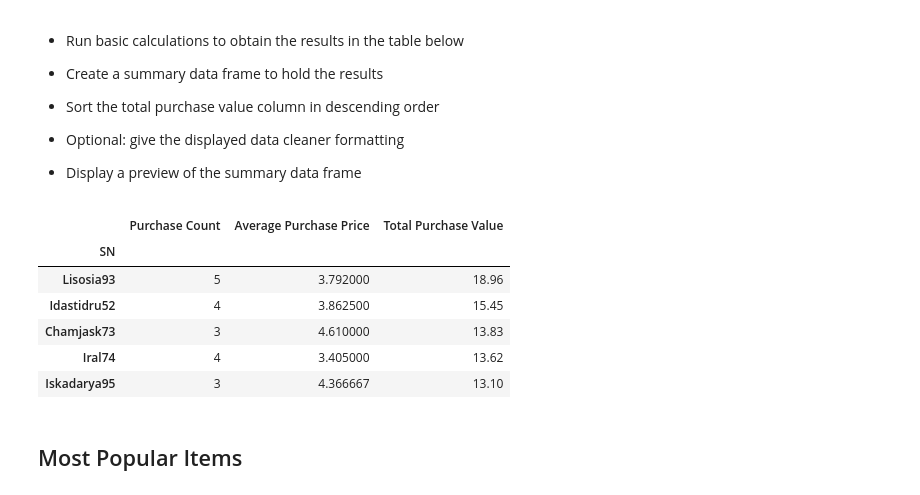
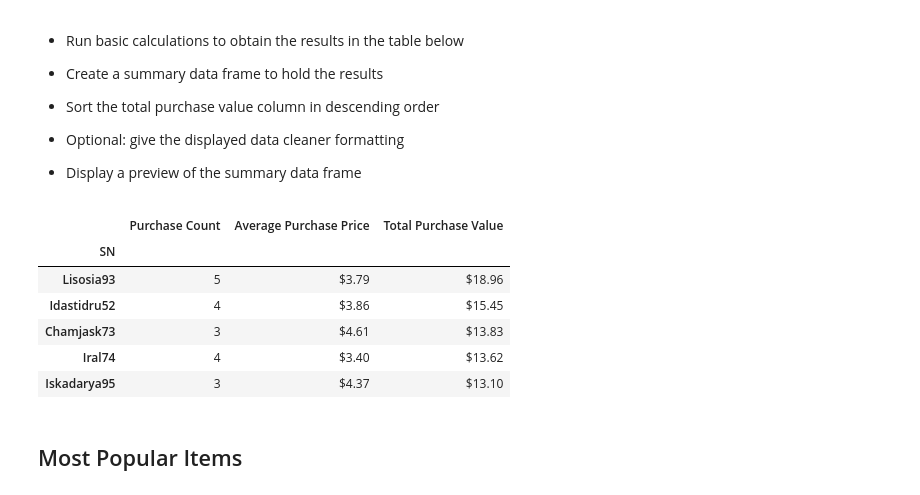
Before and after one commit to cell2silicon/Pandas-Challenge, a Jupyter notebook: HerosOfPymoli/HeroesOfPymoli.ipynb, the cells around one changed output. Cells and saved outputs as stored; diff of their text form; code cells hidden in the pictures.

```diff
--- a/HerosOfPymoli/HeroesOfPymoli.ipynb
+++ b/HerosOfPymoli/HeroesOfPymoli.ipynb
@@ -8,13 +8,16 @@ import csv
 import os
 import numpy as np
 
-# File to Load (Remember to Change These)
+# setting path for source file
 heros_pymoli = os.path.join("Resources/purchase_data.csv")
 
-# Read Purchasing File and store into Pandas data frame
+# reading source file
 purchase_data = pd.read_csv(heros_pymoli)
-# purchase_summary = purchase_summary.style.format({'Average Price': "${:,.2f}", 'Total Revenue' : "${:,.2f}"})
-# purchase_data = purchase_data.style.format({'Price': "${:,.2f}"})
+
+# formatting the output file to get currency symbol
+purchase_data["Price"] = purchase_data["Price"].map("${:,.2f}".format)
+
+
 purchase_data.head()
 # %% [output]
 |  | Purchase ID | SN | Age | Gender | Item ID | Item Name | Price |
@@ -52,10 +55,15 @@ player_count
 
 * Display the summary data frame
 # %%
-# sorting unique items through the data by looking for item ID
-# finding desired values
+# finding desired values for purchasing analysis
 
+# formatting the data to set the price as float to perform calculations
+purchase_data['Price'] = purchase_data['Price'].str.replace("$","").astype(float)
+
+# sorting unique items through the data through item ID
 item_unique = purchase_data["Item ID"].nunique()
+
+# calculating average price, purchase price and revenue
 average_price = round(purchase_data["Price"].mean(), 2)
 purchase_number = purchase_data["Purchase ID"].count()
 revenue = purchase_data["Price"].sum()
@@ -68,7 +76,10 @@ purchase_summary = pd.DataFrame({"Number of Unique Items" : [item_unique],
 
 # formatting the result to get $ as prefix
 
-purchase_summary = purchase_summary.style.format({'Average Price': "${:,.2f}", 'Total Revenue' : "${:,.2f}"})
+purchase_summary["Average Price"] = purchase_summary["Average Price"].map("${:,.2f}".format)
+purchase_summary["Total Revenue"] = purchase_summary["Total Revenue"].map("${:,.2f}".format)
+
+# getting the purchase summary as output
 purchase_summary
 # %% [output]
 |  | Number of Unique Items | Average Price | Number of Purchases | Total Revenue |
@@ -254,24 +286,37 @@ age_purchasing_analysis
 
 * Display a preview of the summary data frame
 # %%
+# grouping the spender purchase data by Serial No.
 spender_stats = purchase_data.groupby("SN")
+
+# calculating spender count, spender average purchase and spender total purchase
 spender_count = spender_stats["Purchase ID"].count()
 spender_average_purchase = spender_stats["Price"].mean()
 total_spender_purchase = spender_stats["Price"].sum()
+
+# arranging the spending calculations in a data frame
 spending_analysis = pd.DataFrame({"Purchase Count" : spender_count,
                                     "Average Purchase Price" : spender_average_purchase,
                                     "Total Purchase Value" : total_spender_purchase
                                     })
-spending_analysis = spending_analysis.sort_values(by=['Total Purchase Value'], ascending=False)
+
+# displaying the spending analysis in decending order
+spending_analysis = spending_analysis.sort_values(by=["Total Purchase Value"], ascending=False)
+
+# formatting the data frame columns to get currency symbol
+spending_analysis["Average Purchase Price"] = spending_analysis["Average Purchase Price"].map("${:,.2f}".format)
+spending_analysis["Total Purchase Value"] = spending_analysis["Total Purchase Value"].map("${:,.2f}".format)
+
+# printing spending analysis output
 spending_analysis.head()
 # %% [output]
 |  | Purchase Count | Average Purchase Price | Total Purchase Value |
 | SN |  |  |  |
-| Lisosia93 | 5 | 3.792000 | 18.96 |
-| Idastidru52 | 4 | 3.862500 | 15.45 |
-| Chamjask73 | 3 | 4.610000 | 13.83 |
-| Iral74 | 4 | 3.405000 | 13.62 |
-| Iskadarya95 | 3 | 4.366667 | 13.10 |
+| Lisosia93 | 5 | $3.79 | $18.96 |
+| Idastidru52 | 4 | $3.86 | $15.45 |
+| Chamjask73 | 3 | $4.61 | $13.83 |
+| Iral74 | 4 | $3.40 | $13.62 |
+| Iskadarya95 | 3 | $4.37 | $13.10 |
 # %% [markdown]
 ## Most Popular Items
 # %% [markdown]
```
Also changed, not shown: parts of 10 cells of this notebook.
